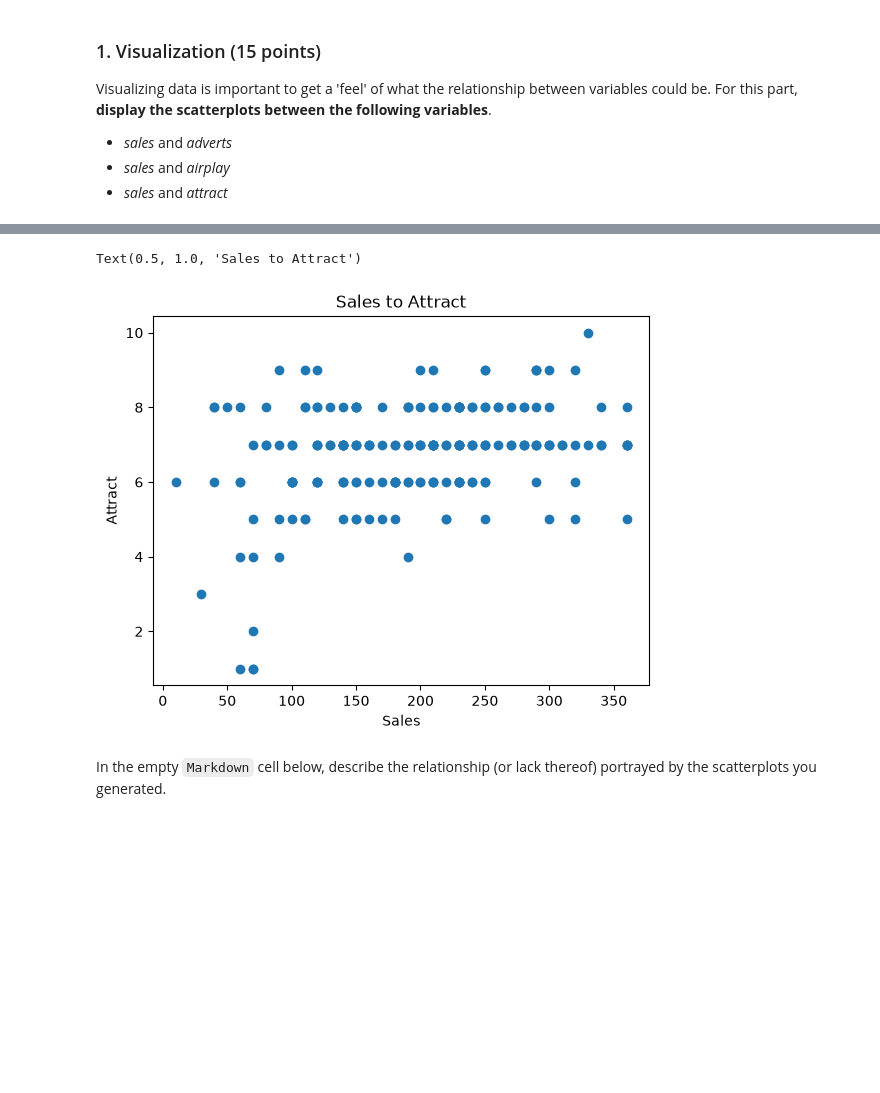
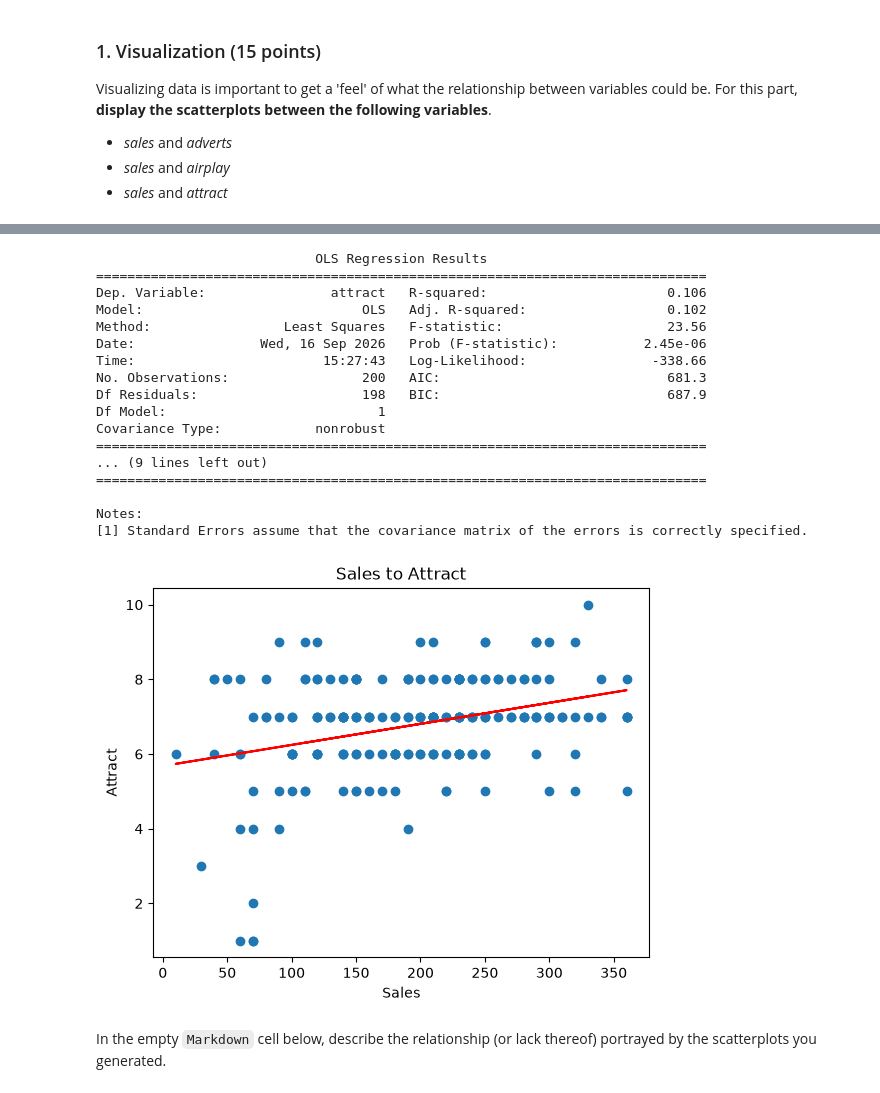
Before and after one commit to aphilipose247/CSCI-4047-800, a Jupyter notebook: Mod04 Regression/Assignment 4/Philipose_Alan_Assignment4.ipynb, the cells around one changed output, grey strips where cells are left out. Drawn from its saved outputs; the diff is of its cells as text; code cells hidden in the pictures; blank space fills up the shorter version.

```diff
--- a/Mod04 Regression/Assignment 4/Philipose_Alan_Assignment4.ipynb
+++ b/Mod04 Regression/Assignment 4/Philipose_Alan_Assignment4.ipynb
@@ -29,9 +29,18 @@ df.head()
 
 # df.describe()
 
+x = df['sales']
+y = df['adverts']
+x = sm.add_constant(x)
+model = sm.OLS(y, x).fit()
+predictions = model.predict(x) # will be used later
+print(model.summary())
 
 plt.scatter(df['sales'], df['adverts'])
 plt.xlabel("Sales")
 plt.ylabel("Adverts")
-plt.title("")
+plt.title("Sales to Adverts")
+
+plt.plot(x['sales'], predictions, color='red')
+plt.show()
 # %% [output]
@@ -40,7 +65,17 @@ Text(0.5, 1.0, '')
 # %%
+
+x = df['sales']
+y = df['airplay']
+x = sm.add_constant(x)
+model = sm.OLS(y, x).fit()
+predictions = model.predict(x) # will be used later
+print(model.summary())
 
 plt.scatter(df['sales'], df['airplay'])
 plt.xlabel("Sales")
 plt.ylabel("Airplay")
 plt.title("Sales to Airplay")
+
+plt.plot(x['sales'], predictions, color='red')
+plt.show()
 # %% [output]
@@ -49,11 +100,37 @@ Text(0.5, 1.0, 'Sales to Airplay')
 # %%
+
+x = df['sales']
+y = df['attract']
+x = sm.add_constant(x)
+model = sm.OLS(y, x).fit()
+predictions = model.predict(x) # will be used later
+print(model.summary())
 
 plt.scatter(df['sales'], df['attract'])
 plt.xlabel("Sales")
 plt.ylabel("Attract")
 plt.title("Sales to Attract")
+
+plt.plot(x['sales'], predictions, color='red')
+plt.show()
 # %% [output]
-Text(0.5, 1.0, 'Sales to Attract')
+                            OLS Regression Results
+==============================================================================
+Dep. Variable:                attract   R-squared:                       0.106
+Model:                            OLS   Adj. R-squared:                  0.102
+Method:                 Least Squares   F-statistic:                     23.56
+Date:                Wed, 16 Sep 2026   Prob (F-statistic):           2.45e-06
+Time:                        15:27:43   Log-Likelihood:                -338.66
+No. Observations:                 200   AIC:                             681.3
+Df Residuals:                     198   BIC:                             687.9
+Df Model:                           1
+Covariance Type:            nonrobust
+==============================================================================
+... (9 lines left out)
+==============================================================================
+
+Notes:
+[1] Standard Errors assume that the covariance matrix of the errors is correctly specified.
-[figure, old version]
+[figure, new version]
 # %% [markdown]
 In the empty `Markdown` cell below, describe the relationship (or lack thereof) portrayed by the scatterplots you generated.
```
Also changed, not shown: parts of 3 cells of this notebook.
